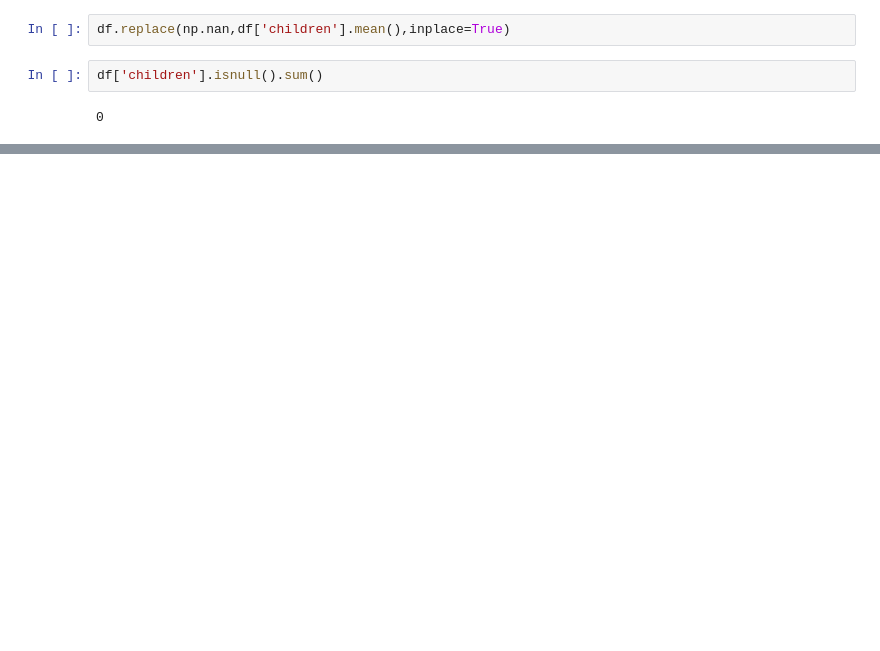
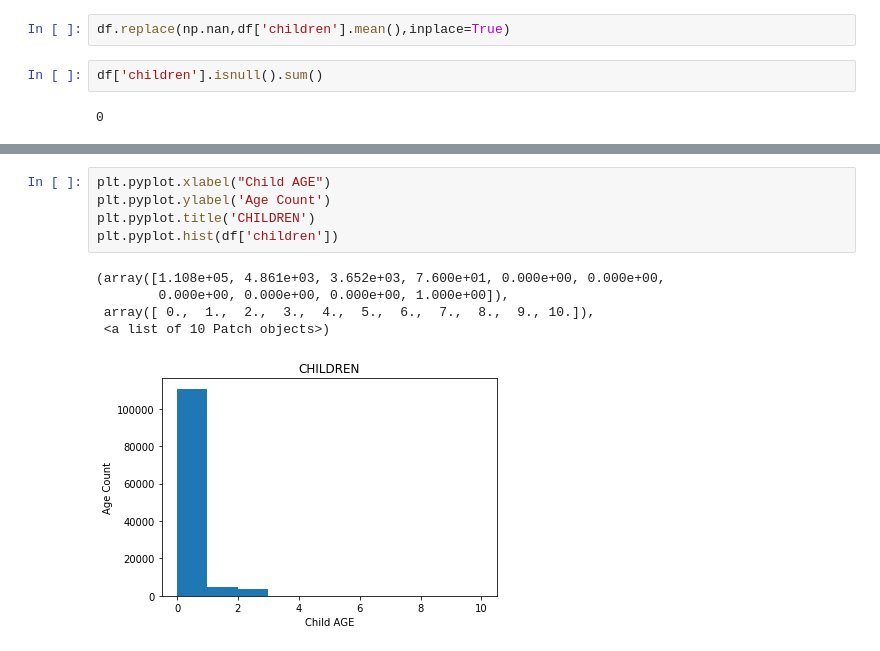
Before and after one commit to Arslaan0124/BigData-Project-1, a Jupyter notebook: project.ipynb, the cells around one changed output, grey strips where cells are left out. Saved outputs shown, nothing was run; the diff lists cells and outputs as text; blank space fills up the shorter version.

```diff
--- a/project.ipynb
+++ b/project.ipynb
@@ -176,0 +367,11 @@ dtype: int64
+# %%
+plt.pyplot.xlabel("Child AGE")
+plt.pyplot.ylabel('Age Count')
+plt.pyplot.title('CHILDREN')
+plt.pyplot.hist(df['children'])
+# %% [output]
+(array([1.108e+05, 4.861e+03, 3.652e+03, 7.600e+01, 0.000e+00, 0.000e+00,
+        0.000e+00, 0.000e+00, 0.000e+00, 1.000e+00]),
+ array([ 0.,  1.,  2.,  3.,  4.,  5.,  6.,  7.,  8.,  9., 10.]),
+ <a list of 10 Patch objects>)
+[figure, added]
```
Also changed, not shown: parts of 82 cells of this notebook.
